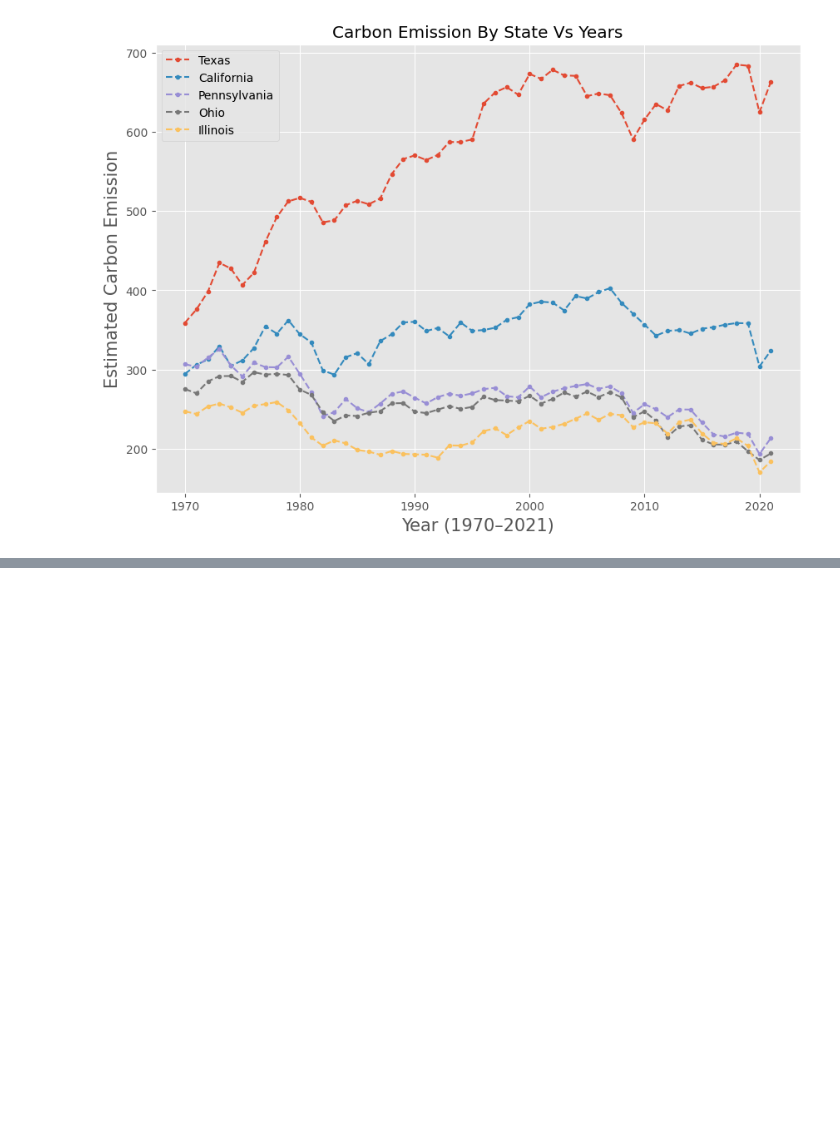
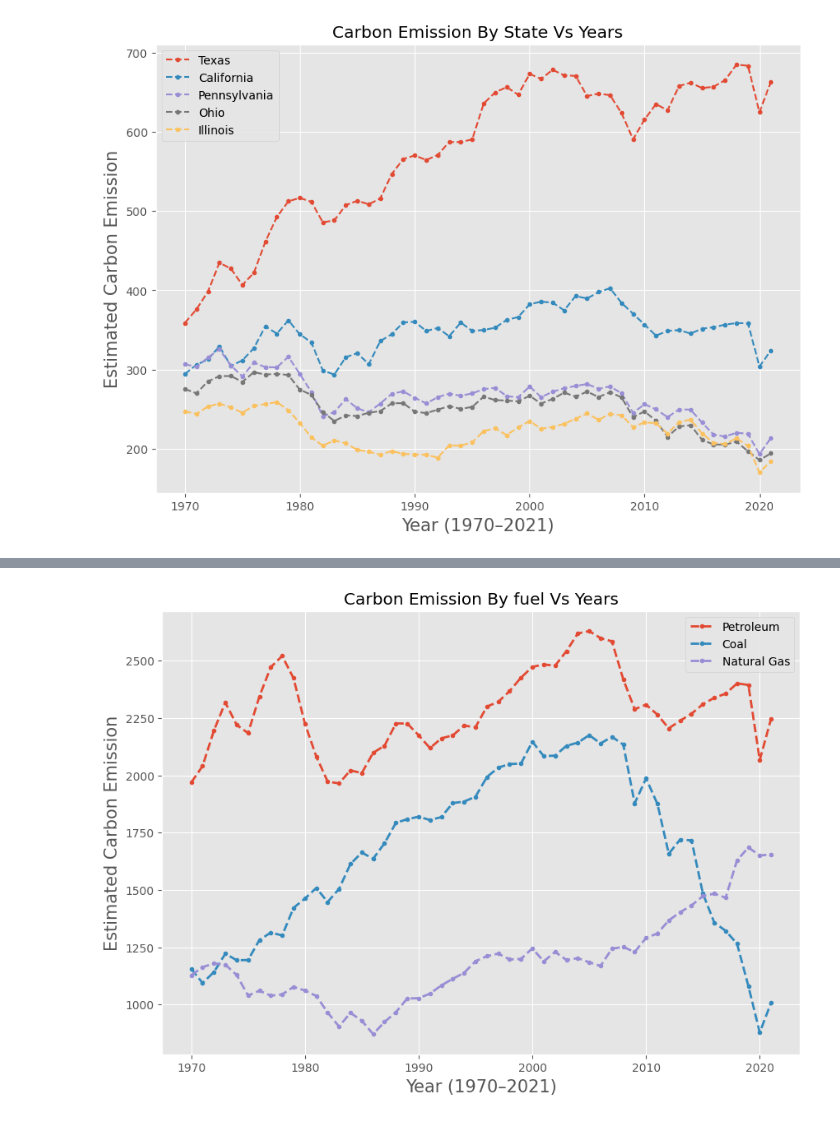
Before and after one commit to houssinekhlif/Project-1, a Jupyter notebook: CarbonEmissionsUS.ipynb, the cells around one changed output, grey strips where cells are left out. Drawn from its saved outputs; the diff is of its cells as text; code cells hidden in the pictures; blank space fills up the shorter version.

```diff
--- a/CarbonEmissionsUS.ipynb
+++ b/CarbonEmissionsUS.ipynb
@@ -146,0 +180,3 @@ plt.show()
+# %%
+df_fuel_year=df_emissions[(df_emissions["sector-name"]=="Total carbon dioxide emissions from all sectors") & (df_emissions["state-name"]=="United States")].pivot(index="year",columns="fuel-name",values="value")
+df_fuel_year.head()
@@ -146,0 +191,12 @@ plt.show()
+# %%
+fuels_to_look_at=["Petroleum","Coal","Natural Gas"]
+plt.figure(figsize=(10,7))
+for fuel in fuels_to_look_at:
+    plt.plot(df_fuel_year.index,df_fuel_year[fuel],"--.",linewidth=2)
+plt.legend(fuels_to_look_at)
+plt.title("Carbon Emission By fuel Vs Years")
+plt.ylabel("Estimated Carbon Emission",fontdict={"fontsize":15})
+plt.xlabel("Year (1970–2021)",fontdict={"fontsize":15})
+plt.show()
+# %% [output]
+[figure, added]
```
Also changed, not shown: parts of 8 cells of this notebook.
